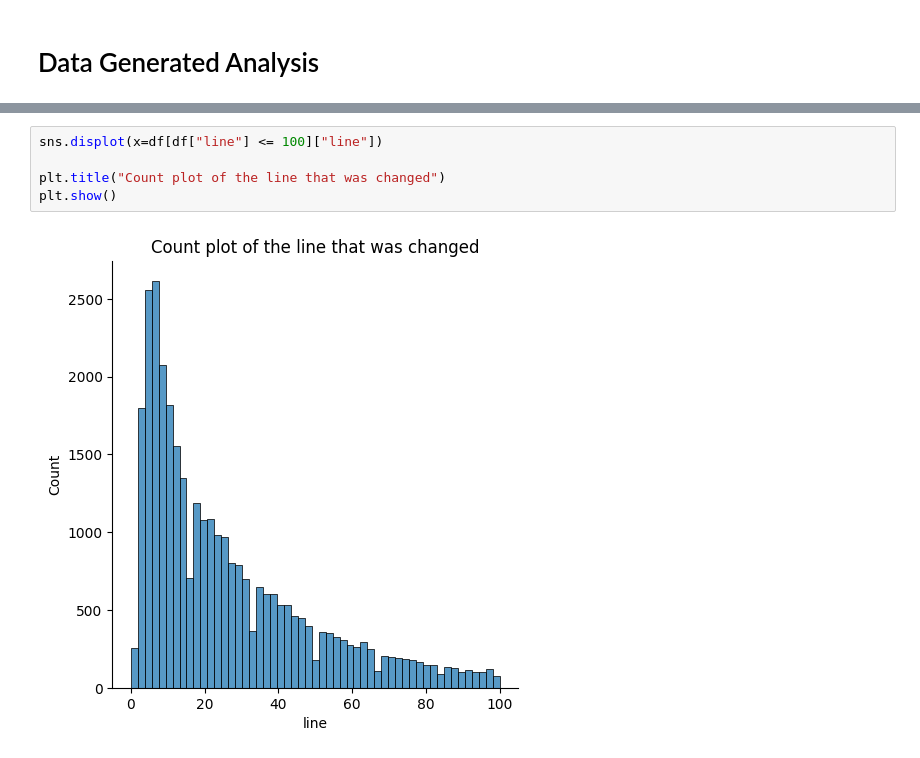
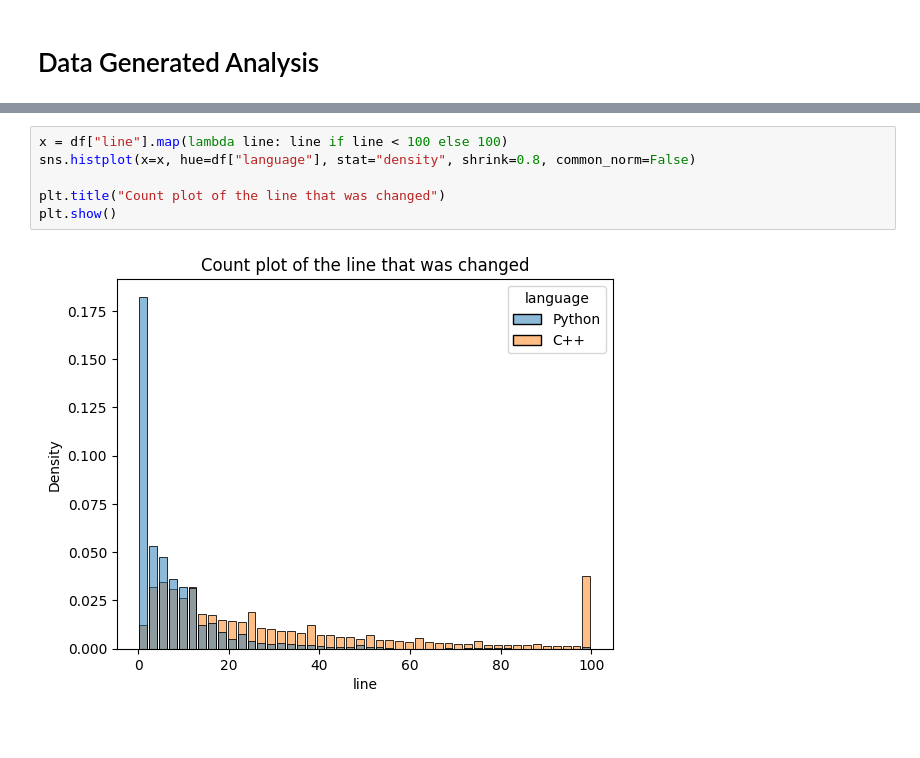
Before and after one commit to alexjercan/bug-detection, a Jupyter notebook: notebooks/EDA.ipynb, the cells around one changed output, grey strips where cells are left out. Saved outputs shown, nothing was run; the diff lists cells and outputs as text; blank space fills up the shorter version.

```diff
--- a/notebooks/EDA.ipynb
+++ b/notebooks/EDA.ipynb
@@ -48,8 +67,9 @@ plt.show()
 # %%
-sns.displot(x=df[df["line"] <= 100]["line"])
+x = df["line"].map(lambda line: line if line < 100 else 100)
+sns.histplot(x=x, hue=df["language"], stat="density", shrink=0.8, common_norm=False)
 
 plt.title("Count plot of the line that was changed")
 plt.show()
 # %% [output]
-[figure, old version]
+[figure, new version]
 # %%
```
Also changed, not shown: parts of 10 cells of this notebook.
